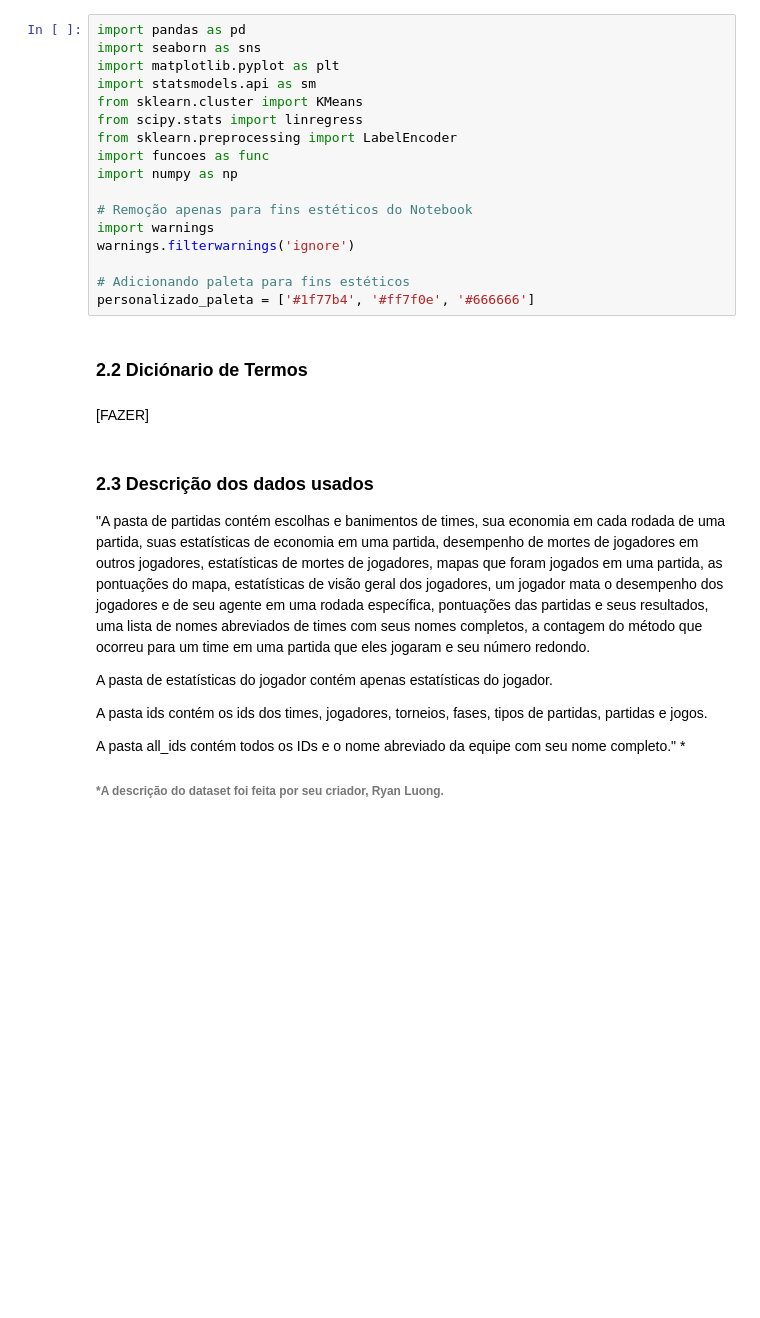
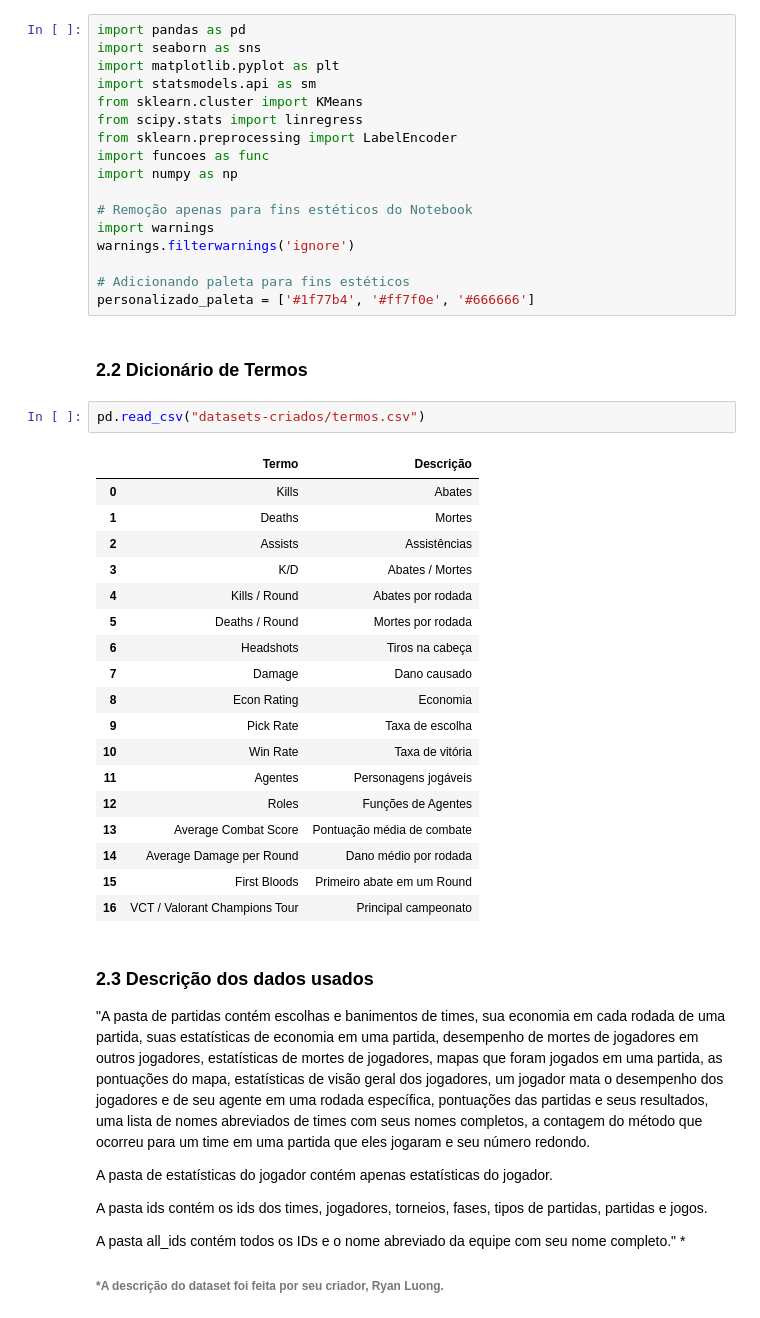
Before and after one commit to PedroLSCabral/Projeto-ICD, a Jupyter notebook: Presentation.ipynb, the cells around one changed output. Cells and saved outputs as stored; diff of their text form; blank space fills up the shorter version.

Commit message:
Adição do dicionário de termos

```diff
--- a/Presentation.ipynb
+++ b/Presentation.ipynb
@@ -61,9 +61,28 @@ warnings.filterwarnings('ignore')
 # Adicionando paleta para fins estéticos
 personalizado_paleta = ['#1f77b4', '#ff7f0e', '#666666']
 # %% [markdown]
-<h3>2.2 Diciónario de Termos</h3>
+<h3>2.2 Dicionário de Termos</h3>
-# %% [markdown]
-[FAZER]
+# %%
+pd.read_csv("datasets-criados/termos.csv")
+# %% [output]
+|  | Termo | Descrição |
+| 0 | Kills | Abates |
+| 1 | Deaths | Mortes |
+| 2 | Assists | Assistências |
+| 3 | K/D | Abates / Mortes |
+| 4 | Kills / Round | Abates por rodada |
+| 5 | Deaths / Round | Mortes por rodada |
+| 6 | Headshots | Tiros na cabeça |
+| 7 | Damage | Dano causado |
+| 8 | Econ Rating | Economia |
+| 9 | Pick Rate | Taxa de escolha |
+| 10 | Win Rate | Taxa de vitória |
+| 11 | Agentes | Personagens jogáveis |
+| 12 | Roles | Funções de Agentes |
+| 13 | Average Combat Score | Pontuação média de combate |
+| 14 | Average Damage per Round | Dano médio por rodada |
+| 15 | First Bloods | Primeiro abate em um Round |
+| 16 | VCT / Valorant Champions Tour | Principal campeonato |
 # %% [markdown]
 <h3>2.3 Descrição dos dados usados</h3>
 
```
Also changed, not shown: parts of 2 cells of this notebook.
